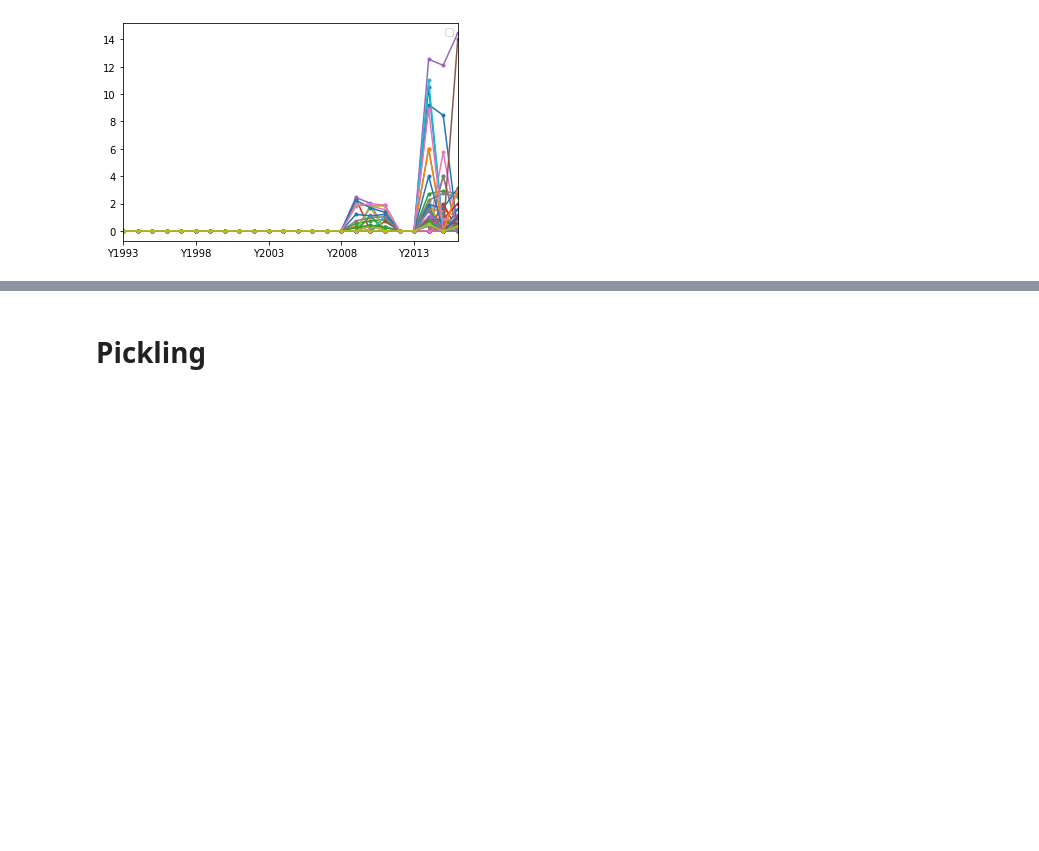
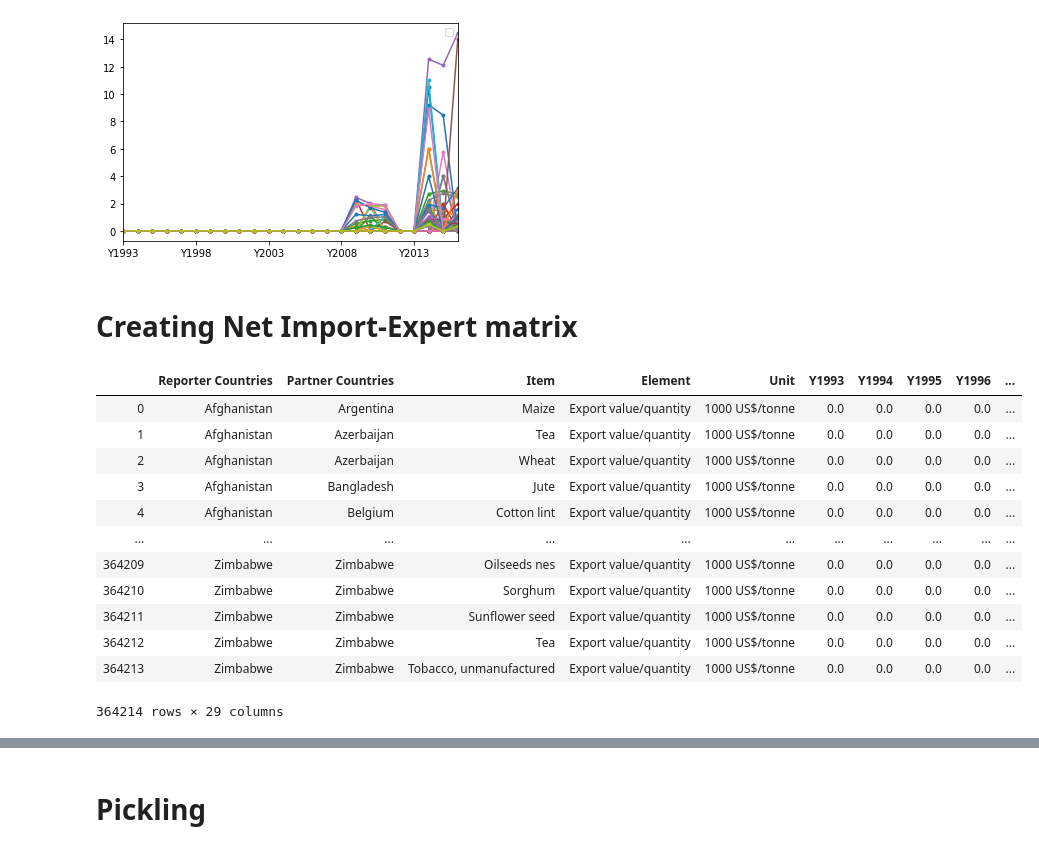
Before and after one commit to n-poulsen/GranADA, a Jupyter notebook: code/Dataset_Cleanup.ipynb, the cells around one changed output, grey strips where cells are left out. Cells and saved outputs as stored; diff of their text form; code cells hidden in the pictures; blank space fills up the shorter version.

Commit message:
Fix Export error

```diff
--- a/code/Dataset_Cleanup.ipynb
+++ b/code/Dataset_Cleanup.ipynb
@@ -601,8 +605,8 @@ Name: Element, dtype: int64
 # %%
 df_imp_q = df_trade[df_trade["Element"]=="Import Quantity"]
 df_imp_v = df_trade[df_trade["Element"]=="Import Value"]
-df_exp_q = df_trade[df_trade["Element"]=="Import Quantity"]
-df_exp_v = df_trade[df_trade["Element"]=="Import Value"]
+df_exp_q = df_trade[df_trade["Element"]=="Export Quantity"]
+df_exp_v = df_trade[df_trade["Element"]=="Export Value"]
 
 df_imp_q.reset_index(drop=True,inplace=True)
 df_imp_v.reset_index(drop=True,inplace=True)
@@ -676,3 +680,21 @@ plt.legend([])
 # %% [output]
 <matplotlib.legend.Legend at 0x...>
 [figure]
+# %% [markdown]
+# Creating Net Import-Expert matrix
+# %%
+df_exp
+# %% [output]
+|  | Reporter Countries | Partner Countries | Item | Element | Unit | Y1993 | Y1994 | Y1995 | Y1996 | ... |
+| 0 | Afghanistan | Argentina | Maize | Export value/quantity | 1000 US$/tonne | 0.0 | 0.0 | 0.0 | 0.0 | ... |
+| 1 | Afghanistan | Azerbaijan | Tea | Export value/quantity | 1000 US$/tonne | 0.0 | 0.0 | 0.0 | 0.0 | ... |
+| 2 | Afghanistan | Azerbaijan | Wheat | Export value/quantity | 1000 US$/tonne | 0.0 | 0.0 | 0.0 | 0.0 | ... |
+| 3 | Afghanistan | Bangladesh | Jute | Export value/quantity | 1000 US$/tonne | 0.0 | 0.0 | 0.0 | 0.0 | ... |
+| 4 | Afghanistan | Belgium | Cotton lint | Export value/quantity | 1000 US$/tonne | 0.0 | 0.0 | 0.0 | 0.0 | ... |
+| ... | ... | ... | ... | ... | ... | ... | ... | ... | ... | ... |
+| 364209 | Zimbabwe | Zimbabwe | Oilseeds nes | Export value/quantity | 1000 US$/tonne | 0.0 | 0.0 | 0.0 | 0.0 | ... |
+| 364210 | Zimbabwe | Zimbabwe | Sorghum | Export value/quantity | 1000 US$/tonne | 0.0 | 0.0 | 0.0 | 0.0 | ... |
+| 364211 | Zimbabwe | Zimbabwe | Sunflower seed | Export value/quantity | 1000 US$/tonne | 0.0 | 0.0 | 0.0 | 0.0 | ... |
+| 364212 | Zimbabwe | Zimbabwe | Tea | Export value/quantity | 1000 US$/tonne | 0.0 | 0.0 | 0.0 | 0.0 | ... |
+| 364213 | Zimbabwe | Zimbabwe | Tobacco, unmanufactured | Export value/quantity | 1000 US$/tonne | 0.0 | 0.0 | 0.0 | 0.0 | ... |
+364214 rows × 29 columns
```
Also changed, not shown: parts of 10 cells of this notebook.
